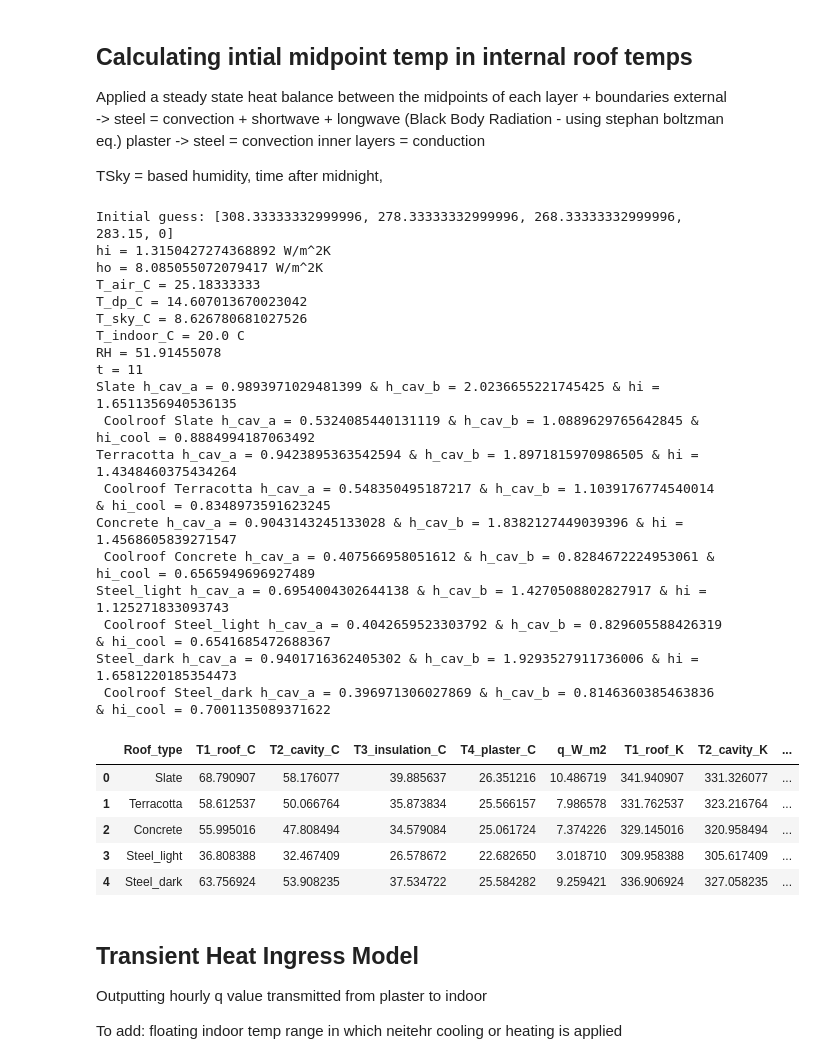
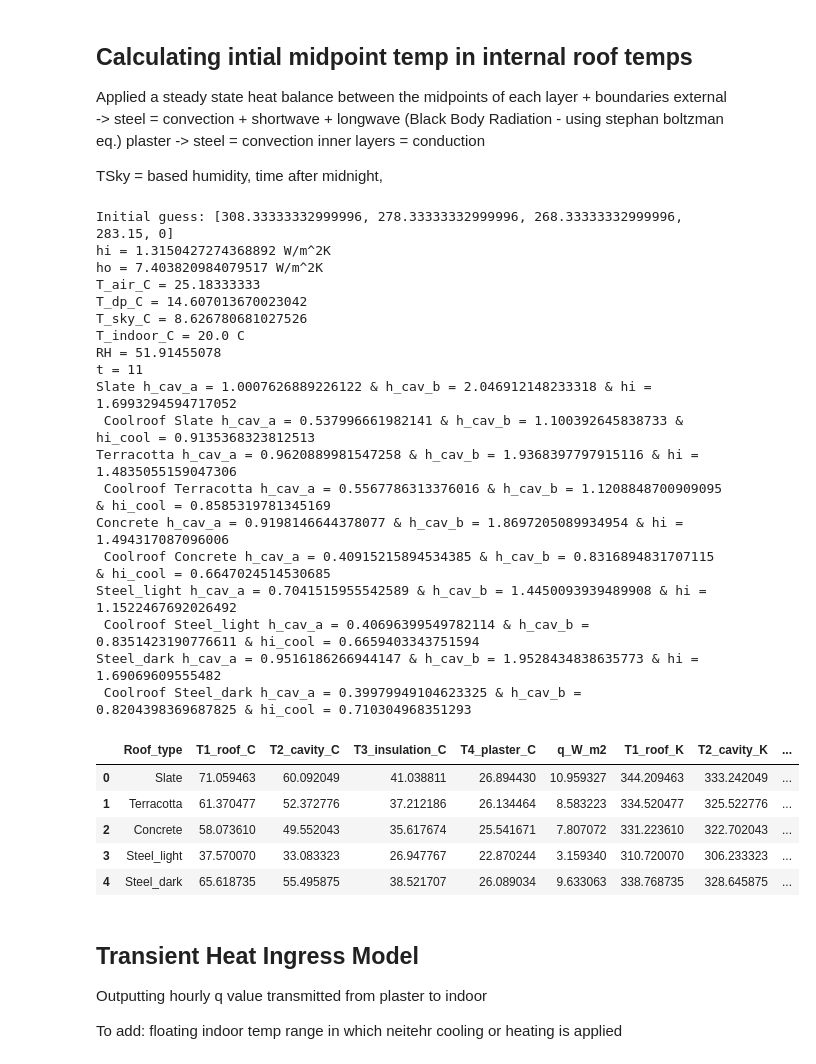
Before and after one commit to rz-choongy/Raising-Rooves-Model, a Jupyter notebook: stage3_thermal/Final_Heat_Ingress_Model.ipynb, the cells around one changed output. Drawn from its saved outputs; the diff is of its cells as text; code cells hidden in the pictures.

```diff
--- a/stage3_thermal/Final_Heat_Ingress_Model.ipynb
+++ b/stage3_thermal/Final_Heat_Ingress_Model.ipynb
@@ -172,6 +172,7 @@ Local windspeed calcuation - Converts BARRA2 wind speed from the meteorological
 
 External convection coefficient calculation. Utilises EnergyPlus Eq. 3.104 McAdams Eq. Accounting to natural & forced convection
 # %%
+
 #LOCAL WINDSPEED CALCULATION
 # Site terrain values:  Current assumption: towns/cities
 alpha = 0.33; delta = 460
@@ -179,9 +180,20 @@ alpha = 0.33; delta = 460
 z_met_m = 10 # assump = EnergyPlus default wind measurement height is 10 m
 alpha_met = 0.14 # assump = open country
 delta_met = 270 # assump = open country
+#####
+Z = 2.4 + roof_layers_table["Insulation_old"].Thickness_m + roof_layers_table["Plaster"].Thickness_m + cavity_thickness_avg
+print(f"Local roof centroid height z = {Z:.3f} m")
 # Calculate local wind speed at roof height and append to shortwave table
-roof_sw_table["V_z_ms"] = roof_sw_table["wind_ms"]*(delta_met/z_met_m)**alpha_met*(z_roof_m/delta)**alpha
-# External convection coefficient calculation and append to shortwave table
-roof_sw_table["h_ext_Wm2K"] = 5.7+3.8*roof_sw_table["V_z_ms"]
+def local_wind_and_h_ext(wind_ms, Z):
+    #Convert meteorological wind speed to local roof-height wind speed and McAdams h_ex
+    V_z_ms = wind_ms*(delta_met/z_met_m)**alpha_met*(Z/delta)**alpha
+    h_ext_Wm2K = 5.7 + 3.8*V_z_ms
+    return V_z_ms, h_ext_Wm2K
+
+# These series are specific to the CURRENT HOUSE geometry.
+# When the building input table is activated, call this function separately for
+# each house after calculating that house's z_roof_m.
+roof_sw_table["V_z_ms"], roof_sw_table["h_ext_Wm2K"] = local_wind_and_h_ext(roof_sw_table["wind_ms"],Z)
+
 display(roof_sw_table[["time_Melbourne","wind_ms","V_z_ms","h_ext_Wm2K"]].head())
 # %% [output]
@@ -212,13 +225,13 @@ A1 = 17.625; B1 = 243.04; RH = roof_sw_table["rel_humidity_percent"].iloc[0]
 T_dp_C = (B1*(math.log(RH/100) + (A1*T_air_C)/(B1+T_air_C))) / (A1-(math.log(RH/100) + (A1*T_air_C)/(B1+T_air_C))); t = roof_sw_table["time_Melbourne"].iloc[0].hour # time after midnight
 T_sky_K = T_air_K*(0.711+0.0056*T_dp_C+0.000073*T_dp_C**2+0.013*math.cos(math.radians(15*t)))**0.25 # original sources uses radians, instead were doing degrees
 # ------------------------------------------------------------------------------------
-const = 5.6703e-8 # stephan boltzmann {W/m^2K^4}
+const = 5.6697e-8 # stephan boltzmann {W/m^2K^4}
 # adaptive inside temp
 if T_air_C > 18:
     T_indoor_K = T_indoor_C + 273.15
 else:
     T_indoor_K = 18 + 273.15
-# adpative indoor convection - based on comparison of inside and outsdie temps + defining guess
+# adpative indoor convection - based on comparison of inside and outside temps + defining guess
 deltaT = T_air_K - T_indoor_K
 if deltaT > 0:
     hi = 1.81*abs(deltaT)**(1/3)/(1.382+1)
@@ -239,13 +252,14 @@ for roof_type in roof_types:
     R1 = roof.R_value_m2K_W
     emissivity = roof.Emissivity; emissivity_cool = roof.Emissivity_cool
     q_sw = roof_sw_table[f"sw_absorbed_W_m2_{roof_type}"].iloc[0]; q_sw_cool = roof_sw_table[f"sw_absorbed_W_m2_{roof_type}_cool"].iloc[0]
+
     def residuals(x,q_sw,emissivity): # hi is same for cool and normal roof - as intial guess is only based on inside to outsdie temp difference
         T1, T2, T3, T4, q = x # temps in kelvin
-        F1 = hi*(T4 - T_indoor_K) - q # plaster -> indoor
-        F2 = ho*(T_air_K - T1) + q_sw + emissivity*const*(T_sky_K**4 - T1**4) - q # outside -> first layer
-        F3 = (2*(T1 - T2))/(R1 + R2) - q # first layer -> cavity
-        F4 = (2*(T2 - T3))/(R2 + R3) - q # cavity -> ins
-        F5 = (2*(T3 - T4))/(R3 + R4) - q # ins -> plaster
+        F1 = roof_plan_area*((T4 - T_indoor_K)/((1/hi) + (R4/2)) - q) # plaster -> indoor
+        F2 = actual_roof_area*((T_air_K - T1)/((1/ho) + (R1/2)) + q_sw + emissivity*const*F_sky*(T_sky_K**4 - T1**4) + emissivity*const*F_ground*(T_air_K**4 - T1**4) - q) # outside -> first layer
+        F3 = actual_roof_area*((2*(T1 - T2))/(R1 + R2) - q) # first layer -> cavity
+        F4 = roof_plan_area*((2*(T2 - T3))/(R2 + R3) - q) # cavity -> ins
+        F5 = roof_plan_area*((2*(T3 - T4))/(R3 + R4) - q) # ins -> plaster
         return np.array([F1, F2, F3, F4, F5])
     sol = opt.root(residuals, guess, args=(q_sw,emissivity)) # iterative root solver
     sol_cool = opt.root(residuals, guess, args=(q_sw_cool,emissivity_cool))
@@ -279,55 +293,55 @@ for roof_type in roof_types:
         hi_cool = (1.81*abs(dt_cool)**(1/3))/(1.382+1)  # energy plus eq. 3.156
     else:
         hi_cool = (9.482*abs(dt_cool)**(1/3))/(7.238-1)  # energy plus eq. 3.155
     print(f"{roof_type} h_cav_a = {h_cav_a} & h_cav_b = {h_cav_b} & hi = {hi}\n Coolroof {roof_type} h_cav_a = {h_cav_a_cool} & h_cav_b = {h_cav_b_cool} & hi_cool = {hi_cool}")
-    def residuals_2(x, q_sw,emissivity,hi,ha, hb):
+    def residuals_2(x, q_sw,emissivity,hi,h_cav_a, h_cav_b):
             T1, T2, T3, T4, q = x # temps in kelvin
-            F1 = hi*(T4 - T_indoor_K) - q # plaster -> indoor
-            F2 = ho*(T_air_K - T1) + q_sw + emissivity*const*(T_sky_K**4 - T1**4) - q # outside -> first layer
-            F3 = (T1 - T2) / ((1/h_cav_a) + (R1/2))- q # first layer -> cavity
-            F4 = (T2 - T3) / ((1/h_cav_b)+ (R3/2)) - q # cavity -> ins
-            F5 = (2*(T3 - T4))/(R3 + R4) - q # ins -> plaster
+            F1 = roof_plan_area*((T4 - T_indoor_K)/((1/hi) + (R4/2)) - q) # plaster -> indoor
+            F2 = actual_roof_area*((T_air_K - T1)/((1/ho) + (R1/2)) + q_sw + emissivity*const*F_sky*(T_sky_K**4 - T1**4) + emissivity*const*F_ground*(T_air_K**4 - T1**4) - q) # outside -> first layer
+            F3 = actual_roof_area*((T1 - T2) / ((1/h_cav_a) + (R1/2))- q) # first layer -> cavity
+            F4 = roof_plan_area*((T2 - T3) / ((1/h_cav_b)+ (R3/2)) - q) # cavity -> ins
+            F5 = roof_plan_area*((2*(T3 - T4))/(R3 + R4) - q) # ins -> plaster
             return np.array([F1, F2, F3, F4, F5])
     sol = opt.root(residuals_2, guess, args=(q_sw,emissivity,hi, h_cav_a, h_cav_b)) # iterative root solver
     sol_cool = opt.root(residuals_2, guess, args=(q_sw_cool,emissivity_cool,hi_cool, h_cav_a_cool, h_cav_b_cool))
     T1_K, T2_K, T3_K, T4_K, q_W_m2 = sol.x
     T1_K_cool, T2_K_cool, T3_K_cool, T4_K_cool, q_W_m2_cool = sol_cool.x
     initial_temp_results.append({
         "Roof_type":roof_type,
         "T1_roof_C":T1_K-273.15, "T2_cavity_C":T2_K-273.15, "T3_insulation_C":T3_K-273.15, "T4_plaster_C":T4_K-273.15, "q_W_m2":q_W_m2,
         "T1_roof_K":T1_K, "T2_cavity_K":T2_K, "T3_insulation_K":T3_K, "T4_plaster_K":T4_K,
         "T1_roof_C_cool":T1_K_cool-273.15, "T2_cavity_C_cool":T2_K_cool-273.15, "T3_insulation_C_cool":T3_K_cool-273.15, "T4_plaster_C_cool":T4_K_cool-273.15,"q_W_m2_cool":q_W_m2_cool,
         "T1_roof_K_cool":T1_K_cool, "T2_cavity_K_cool":T2_K_cool, "T3_insulation_K_cool":T3_K_cool, "T4_plaster_K_cool":T4_K_cool})
 # convert results into table
 initial_temp_table = pd.DataFrame(initial_temp_results)
 # show initial temperatures for each roof type
 display(initial_temp_table)
 # %% [output]
 Initial guess: [308.33333332999996, 278.33333332999996, 268.33333332999996, 283.15, 0]
 hi = 1.3150427274368892 W/m^2K
-ho = 8.085055072079417 W/m^2K
+ho = 7.403820984079517 W/m^2K
 T_air_C = 25.18333333
 T_dp_C = 14.607013670023042
 T_sky_C = 8.626780681027526
 T_indoor_C = 20.0 C
 RH = 51.91455078
 t = 11
-Slate h_cav_a = 0.9893971029481399 & h_cav_b = 2.0236655221745425 & hi = 1.6511356940536135
- Coolroof Slate h_cav_a = 0.5324085440131119 & h_cav_b = 1.0889629765642845 & hi_cool = 0.8884994187063492
-Terracotta h_cav_a = 0.9423895363542594 & h_cav_b = 1.8971815970986505 & hi = 1.4348460375434264
- Coolroof Terracotta h_cav_a = 0.548350495187217 & h_cav_b = 1.1039176774540014 & hi_cool = 0.8348973591623245
-Concrete h_cav_a = 0.9043143245133028 & h_cav_b = 1.8382127449039396 & hi = 1.4568605839271547
- Coolroof Concrete h_cav_a = 0.407566958051612 & h_cav_b = 0.8284672224953061 & hi_cool = 0.6565949696927489
-Steel_light h_cav_a = 0.6954004302644138 & h_cav_b = 1.4270508802827917 & hi = 1.125271833093743
- Coolroof Steel_light h_cav_a = 0.4042659523303792 & h_cav_b = 0.829605588426319 & hi_cool = 0.6541685472688367
-Steel_dark h_cav_a = 0.9401716362405302 & h_cav_b = 1.9293527911736006 & hi = 1.6581220185354473
- Coolroof Steel_dark h_cav_a = 0.396971306027869 & h_cav_b = 0.8146360385463836 & hi_cool = 0.7001135089371622
+Slate h_cav_a = 1.0007626889226122 & h_cav_b = 2.046912148233318 & hi = 1.6993294594717052
+ Coolroof Slate h_cav_a = 0.537996661982141 & h_cav_b = 1.100392645838733 & hi_cool = 0.9135368323812513
+Terracotta h_cav_a = 0.9620889981547258 & h_cav_b = 1.9368397797915116 & hi = 1.4835055159047306
+ Coolroof Terracotta h_cav_a = 0.5567786313376016 & h_cav_b = 1.1208848700909095 & hi_cool = 0.8585319781345169
+Concrete h_cav_a = 0.9198146644378077 & h_cav_b = 1.8697205089934954 & hi = 1.494317087096006
+ Coolroof Concrete h_cav_a = 0.40915215894534385 & h_cav_b = 0.8316894831707115 & hi_cool = 0.6647024514530685
+Steel_light h_cav_a = 0.7041515955542589 & h_cav_b = 1.4450093939489908 & hi = 1.1522467692026492
+ Coolroof Steel_light h_cav_a = 0.40696399549782114 & h_cav_b = 0.8351423190776611 & hi_cool = 0.6659403343751594
+Steel_dark h_cav_a = 0.9516186266944147 & h_cav_b = 1.9528434838635773 & hi = 1.69069609555482
+ Coolroof Steel_dark h_cav_a = 0.39979949104623325 & h_cav_b = 0.8204398369687825 & hi_cool = 0.710304968351293
 |  | Roof_type | T1_roof_C | T2_cavity_C | T3_insulation_C | T4_plaster_C | q_W_m2 | T1_roof_K | T2_cavity_K | ... |
-| 0 | Slate | 68.790907 | 58.176077 | 39.885637 | 26.351216 | 10.486719 | 341.940907 | 331.326077 | ... |
-| 1 | Terracotta | 58.612537 | 50.066764 | 35.873834 | 25.566157 | 7.986578 | 331.762537 | 323.216764 | ... |
-| 2 | Concrete | 55.995016 | 47.808494 | 34.579084 | 25.061724 | 7.374226 | 329.145016 | 320.958494 | ... |
-| 3 | Steel_light | 36.808388 | 32.467409 | 26.578672 | 22.682650 | 3.018710 | 309.958388 | 305.617409 | ... |
-| 4 | Steel_dark | 63.756924 | 53.908235 | 37.534722 | 25.584282 | 9.259421 | 336.906924 | 327.058235 | ... |
+| 0 | Slate | 71.059463 | 60.092049 | 41.038811 | 26.894430 | 10.959327 | 344.209463 | 333.242049 | ... |
+| 1 | Terracotta | 61.370477 | 52.372776 | 37.212186 | 26.134464 | 8.583223 | 334.520477 | 325.522776 | ... |
+| 2 | Concrete | 58.073610 | 49.552043 | 35.617674 | 25.541671 | 7.807072 | 331.223610 | 322.702043 | ... |
+| 3 | Steel_light | 37.570070 | 33.083323 | 26.947767 | 22.870244 | 3.159340 | 310.720070 | 306.233323 | ... |
+| 4 | Steel_dark | 65.618735 | 55.495875 | 38.521707 | 26.089034 | 9.633063 | 338.768735 | 328.645875 | ... |
 # %% [markdown]
 ## Transient Heat Ingress Model
 Outputting hourly q value transmitted from plaster to indoor
```
Also changed, not shown: parts of 8 cells of this notebook, 5 other files.
